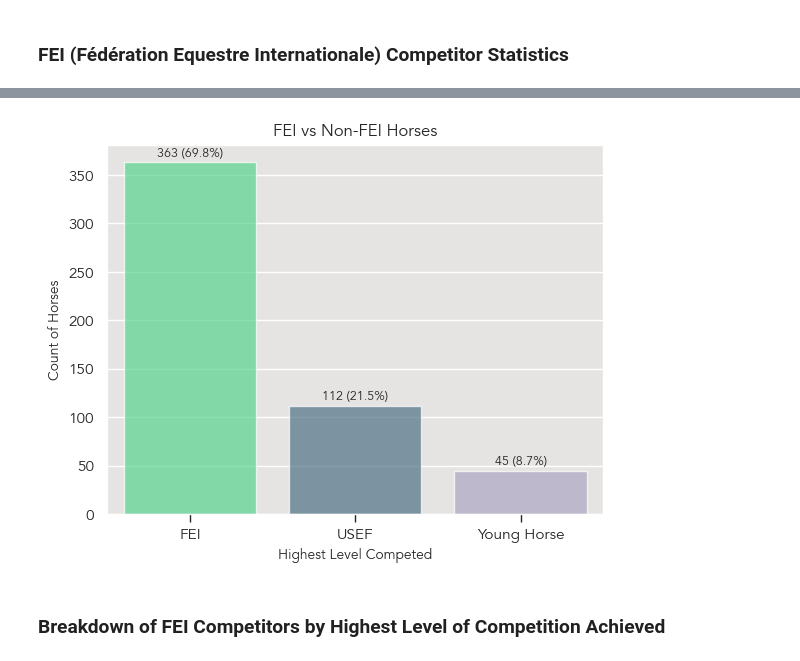
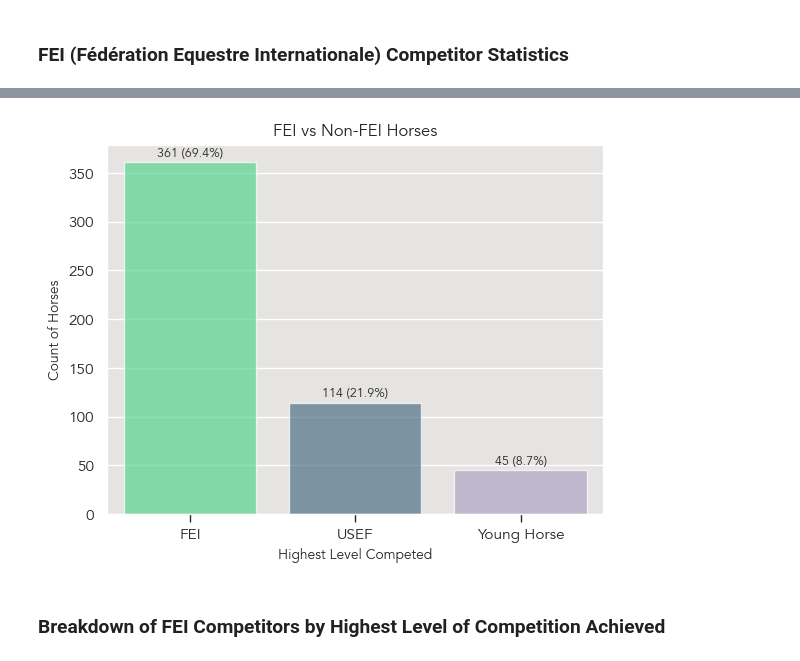
Before and after one commit to siobyrne/young-dressage-horse-program-analysis, a Jupyter notebook: younghorse.ipynb, the cells around one changed output, grey strips where cells are left out. Cells and saved outputs as stored; diff of their text form; code cells hidden in the pictures.

```diff
--- a/younghorse.ipynb
+++ b/younghorse.ipynb
@@ -192,8 +192,8 @@ The percentage of horses that competed at FEI is 69.81%.
 
 fei_vs_non = total_horses
 
-fei = {'Grand Prix', 'I-2', 'I-A', 'I-B', 'I-1', 'Prix St. Georges','FEI Junior'}
-usef = {'Training Level', 'First Level', 'Second Level', 'Third Level', 'Fourth Level'}
+fei = {'Grand Prix', 'I-2', 'I-A', 'I-B', 'I-1', 'Prix St. Georges'}
+usef = {'Training Level', 'First Level', 'Second Level', 'Third Level', 'Fourth Level', 'FEI Junior'}
 yh = {'USEF 4 Year Old', 'FEI 5 Year Old', 'FEI 6 Year Old', 'FEI 7 Year Old'}
 
 # write a function to evaluate highest level competed and sort into FEI, USEF, and Young Horse groups
@@ -204,34 +204,34 @@ def level_sort(level):
         return 'USEF'
      elif level in yh:
          return 'Young Horse'
 
 
 # new column with result of function
 fei_vs_non['LevelGroup'] = fei_vs_non['HighestLevel'].apply(level_sort)
 
 # set options for countplot
 ax = sns.countplot(
    x = 'LevelGroup',
    data = total_horses,
    palette = ['#45e98c', '#477590', '#aaa1c8'],
    alpha = .7,
    order = total_horses['LevelGroup'].value_counts().index
 )
 
 # add annotation for count and percentage of each level grouping
 for p in ax.patches:
     ax.annotate("{:0,.0f} ({:,.1f}%)".format(p.get_height(), p.get_height()*100/total_horses_count), (p.get_x() + p.get_width()/2, p.get_height() + 3), ha = 'center', va = 'bottom', fontsize=9)
 
 # set title, xlabel, and ylabel
 plt.title('FEI vs Non-FEI Horses')
 plt.xlabel('Highest Level Competed')
 plt.ylabel('Count of Horses')
 
 # save and show figure
 plt.savefig('images/fei-vs-non-fei.png')
 plt.show()
 # %% [output]
-[figure, old version]
+[figure, new version]
 # %% [markdown]
 ### Breakdown of FEI Competitors by Highest Level of Competition Achieved
 # %%
```
Also changed, not shown: parts of 6 cells of this notebook, 3 other files.
